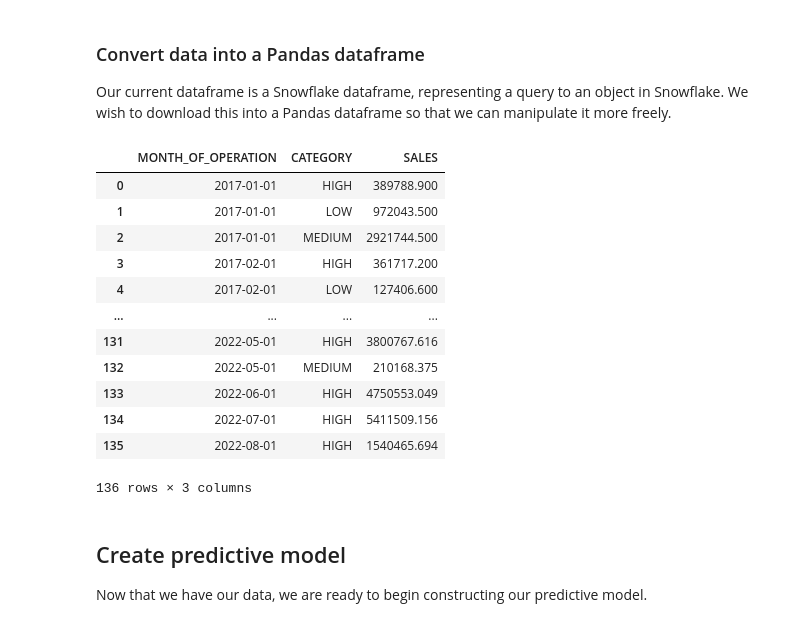
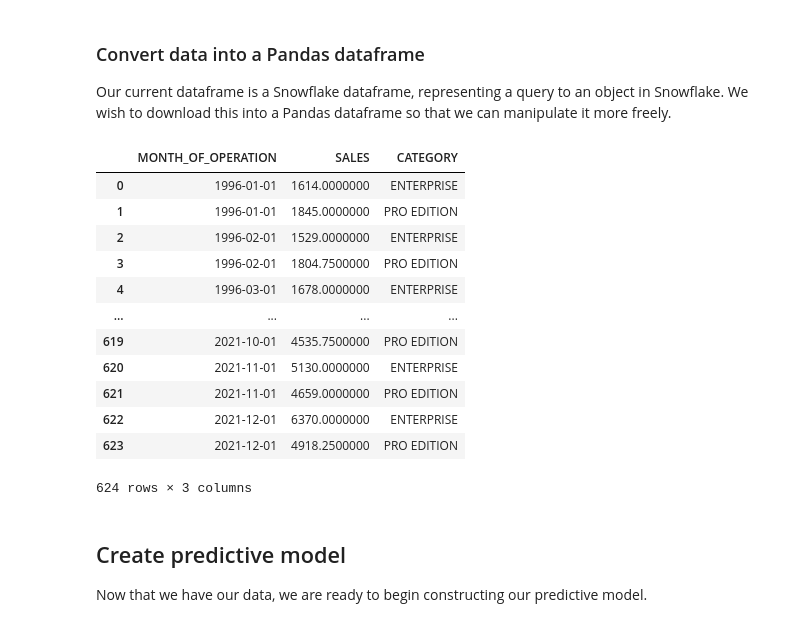
Before and after one commit to ChrisHastieIW/Snowflake-BUILD-2022, a Jupyter notebook: 02_data_science.ipynb, the cells around one changed output. Drawn from its saved outputs; the diff is of its cells as text; code cells hidden in the pictures.

Commit message:
Changed data set.  More model validatation
Tested with a different data set.
Add some model verification to visualize test and prediction results.

```diff
--- a/02_data_science.ipynb
+++ b/02_data_science.ipynb
@@ -54,3 +55,7 @@ df_sales_sf.show()
 |2020-12-01 00:00:00   |HIGH        |1970506.003  |
 |2020-12-01 00:00:00   |MEDIUM      |1581726.646  |
 ---------------------------------------------------
+# %%
+df_sales_sf = snowpark_session.sql(f'select SALE_DATE AS MONTH_OF_OPERATION, SALES, CATEGORY from "SALES_DB"."RAW"."PRODUCT_SALES"')
+df_sales_sf.filter( col("CATEGORY") == "ENTERPRISE")
+df_sales_sf.show()
@@ -59,24 +79,24 @@ df_sales_sf.show()
 
 Our current dataframe is a Snowflake dataframe, representing a query to an object in Snowflake. We wish to download this into a Pandas dataframe so that we can manipulate it more freely.
 # %%
-df_sales = pandas.DataFrame(data=df_sales_sf.collect()) \
-  .sort_values(by=['MONTH_OF_OPERATION', 'CATEGORY'], ignore_index=True)
+df_sales = pandas.DataFrame(data=df_sales_sf.filter((col("MONTH_OF_OPERATION")>'1995-12-01')).collect()) \
+  .sort_values(by=['MONTH_OF_OPERATION',"CATEGORY" ], ignore_index=True)
 
 display(df_sales)
 # %% [output]
-|  | MONTH_OF_OPERATION | CATEGORY | SALES |
-| 0 | 2017-01-01 | HIGH | 389788.900 |
-| 1 | 2017-01-01 | LOW | 972043.500 |
-| 2 | 2017-01-01 | MEDIUM | 2921744.500 |
-| 3 | 2017-02-01 | HIGH | 361717.200 |
-| 4 | 2017-02-01 | LOW | 127406.600 |
+|  | MONTH_OF_OPERATION | SALES | CATEGORY |
+| 0 | 1996-01-01 | 1614.0000000 | ENTERPRISE |
+| 1 | 1996-01-01 | 1845.0000000 | PRO EDITION |
+| 2 | 1996-02-01 | 1529.0000000 | ENTERPRISE |
+| 3 | 1996-02-01 | 1804.7500000 | PRO EDITION |
+| 4 | 1996-03-01 | 1678.0000000 | ENTERPRISE |
 | ... | ... | ... | ... |
-| 131 | 2022-05-01 | HIGH | 3800767.616 |
-| 132 | 2022-05-01 | MEDIUM | 210168.375 |
-| 133 | 2022-06-01 | HIGH | 4750553.049 |
-| 134 | 2022-07-01 | HIGH | 5411509.156 |
-| 135 | 2022-08-01 | HIGH | 1540465.694 |
+| 619 | 2021-10-01 | 4535.7500000 | PRO EDITION |
+| 620 | 2021-11-01 | 5130.0000000 | ENTERPRISE |
+| 621 | 2021-11-01 | 4659.0000000 | PRO EDITION |
+| 622 | 2021-12-01 | 6370.0000000 | ENTERPRISE |
+| 623 | 2021-12-01 | 4918.2500000 | PRO EDITION |
-136 rows × 3 columns
+624 rows × 3 columns
 # %% [markdown]
 ## Create predictive model
 
```
Also changed, not shown: parts of 13 cells of this notebook, 1 other file.
